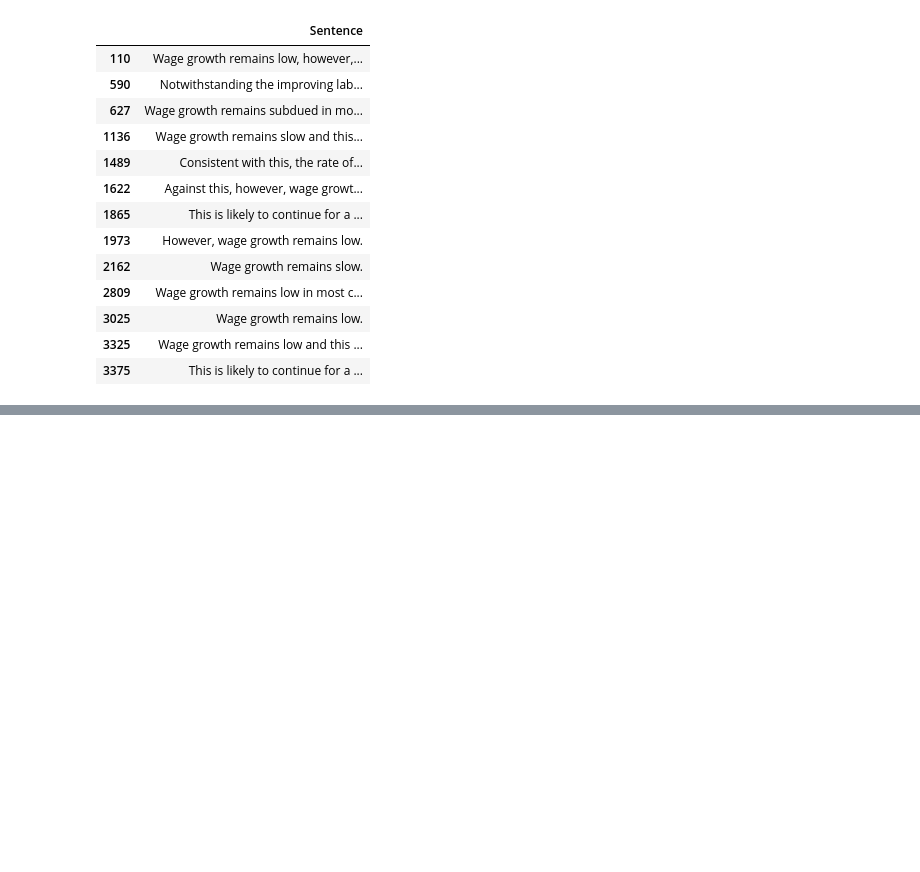
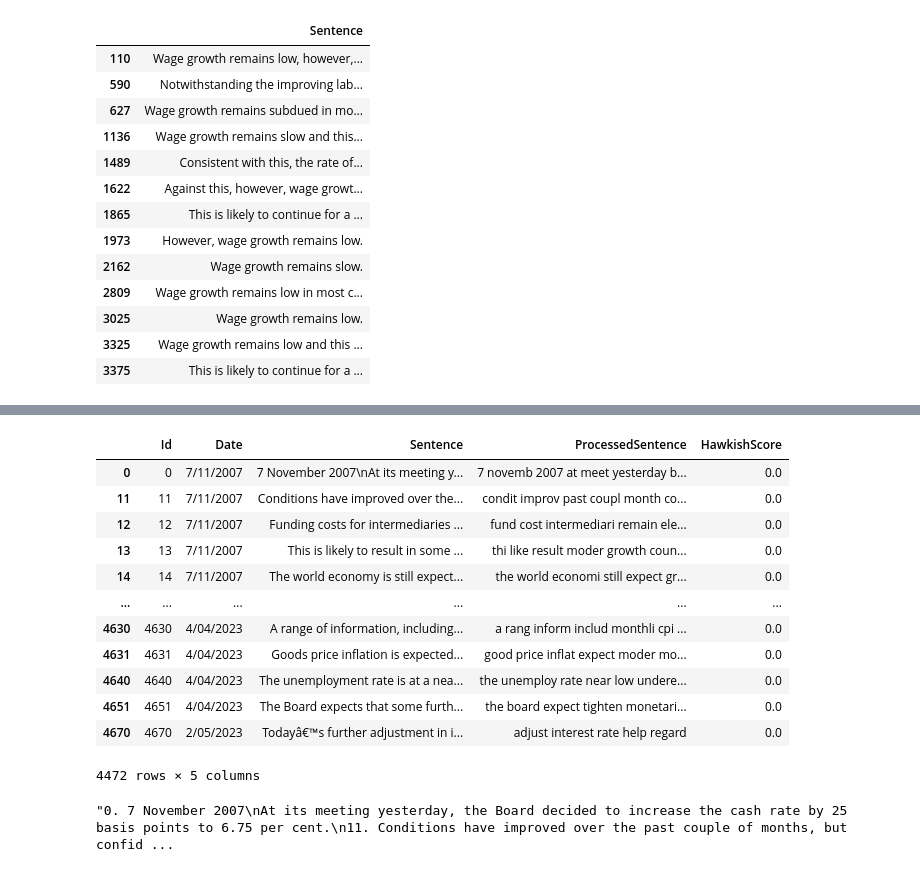
Before and after one commit to kanalive/notebooks, a Jupyter notebook: RBA_data_comparison.ipynb, the cells around one changed output, grey strips where cells are left out. Drawn from its saved outputs; the diff is of its cells as text; code cells hidden in the pictures; blank space fills up the shorter version.

```diff
--- a/RBA_data_comparison.ipynb
+++ b/RBA_data_comparison.ipynb
@@ -425,0 +463,39 @@ df_filtered
+# %%
+df_zero_score = df_data[df_data["HawkishScore"]==0]
+# %%
+df_zero_score
+# %% [output]
+|  | Id | Date | Sentence | ProcessedSentence | HawkishScore |
+| 0 | 0 | 7/11/2007 | 7 November 2007\nAt its meeting y... | 7 novemb 2007 at meet yesterday b... | 0.0 |
+| 11 | 11 | 7/11/2007 | Conditions have improved over the... | condit improv past coupl month co... | 0.0 |
+| 12 | 12 | 7/11/2007 | Funding costs for intermediaries ... | fund cost intermediari remain ele... | 0.0 |
+| 13 | 13 | 7/11/2007 | This is likely to result in some ... | thi like result moder growth coun... | 0.0 |
+| 14 | 14 | 7/11/2007 | The world economy is still expect... | the world economi still expect gr... | 0.0 |
+| ... | ... | ... | ... | ... | ... |
+| 4630 | 4630 | 4/04/2023 | A range of information, including... | a rang inform includ monthli cpi ... | 0.0 |
+| 4631 | 4631 | 4/04/2023 | Goods price inflation is expected... | good price inflat expect moder mo... | 0.0 |
+| 4640 | 4640 | 4/04/2023 | The unemployment rate is at a nea... | the unemploy rate near low undere... | 0.0 |
+| 4651 | 4651 | 4/04/2023 | The Board expects that some furth... | the board expect tighten monetari... | 0.0 |
+| 4670 | 4670 | 2/05/2023 | Todayâ€™s further adjustment in i... | adjust interest rate help regard | 0.0 |
+4472 rows × 5 columns
+# %%
+def concatenate_sentences(df, num_sentences=100):
+    sentence_batches = []
+    batch = ""
+    for index, row in df.iterrows():
+        sentence = f"{row['Id']}. {row['Sentence']}\n"
+        if len(batch.split("\n")) < num_sentences:
+            batch += sentence
+        else:
+            sentence_batches.append(batch)
+            batch = sentence
+    # Add the remaining sentences in the last batch
+    if batch:
+        sentence_batches.append(batch)
+    return sentence_batches
+
+sentence_batches = concatenate_sentences(df_zero_score)
+
+sentence_batches[0]
+# %% [output]
+"0. 7 November 2007\nAt its meeting yesterday, the Board decided to increase the cash rate by 25 basis points to 6.75 per cent.\n11. Conditions have improved over the past couple of months, but confid ...
```
Also changed, not shown: parts of 6 cells of this notebook.
